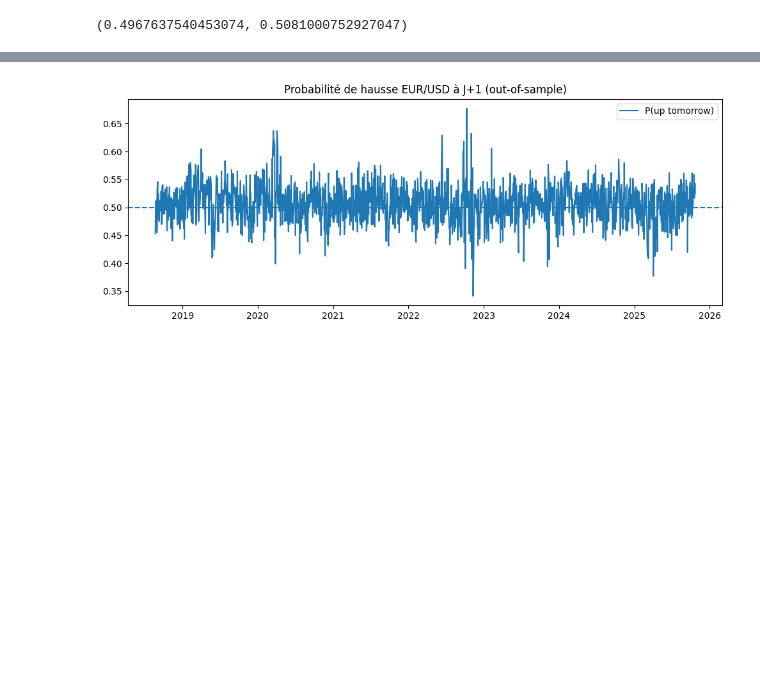
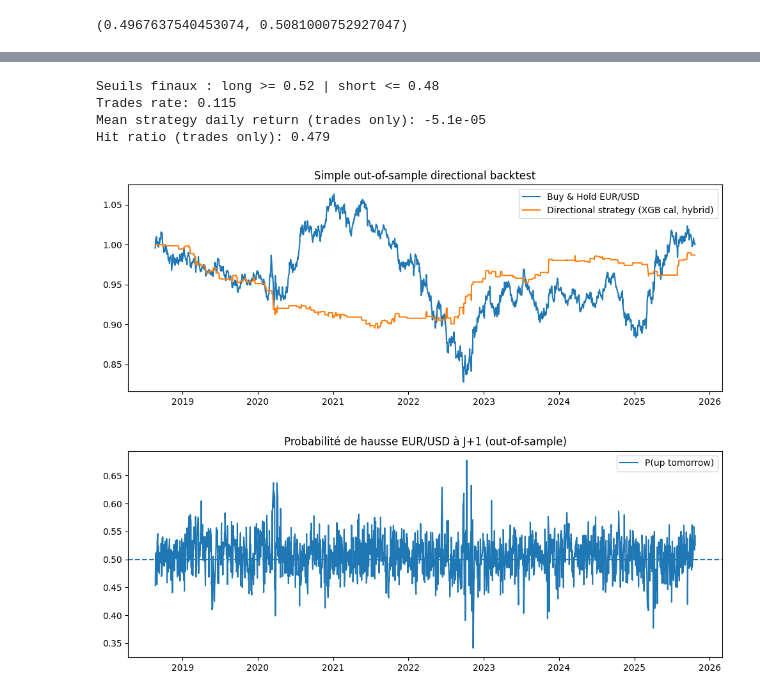
Before and after one commit to martou12/projet-ml-, a Jupyter notebook: notebooks/03_advanced_models.ipynb, the cells around one changed output, grey strips where cells are left out. Cells and saved outputs as stored; diff of their text form; code cells hidden in the pictures; blank space fills up the shorter version.

```diff
--- a/notebooks/03_advanced_models.ipynb
+++ b/notebooks/03_advanced_models.ipynb
@@ -186,3 +263,61 @@ weighted avg      0.496     0.497     0.493      1854
+# %%
+# ===== Backtest directionnel simple (amélioré) =====
+
+cut = int(len(df_feat) * 0.8)
+df_test = df_feat.iloc[cut:].copy().reset_index(drop=True)
+
+df_test["proba_up_cal"] = proba_xgb_cal
+
+# retour du lendemain
+if "close_tomorrow" in df_test.columns:
+    df_test["ret_next"] = df_test["close_tomorrow"] / df_test["close"] - 1
+else:
+    df_test["ret_next"] = df_test["close"].shift(-1) / df_test["close"] - 1
+
+# --- seuils quantiles ---
+q_high = df_test["proba_up_cal"].quantile(0.8)
+q_low  = df_test["proba_up_cal"].quantile(0.2)
+
+# --- garde-fou absolu ---
+# on évite de long si la proba est clairement sous 0.5
+# et on évite de short si la proba est clairement au-dessus
+th_long = max(q_high, 0.52)
+th_short = min(q_low, 0.48)
+
+df_test["position"] = 0
+df_test.loc[df_test["proba_up_cal"] >= th_long, "position"] = 1
+df_test.loc[df_test["proba_up_cal"] <= th_short, "position"] = -1
+
+df_test["strategy_ret"] = df_test["position"] * df_test["ret_next"]
+df_test = df_test.dropna(subset=["strategy_ret", "ret_next"])
+
+traded = df_test[df_test["position"] != 0].copy()
+
+print("Seuils finaux : long >=", round(th_long, 3), "| short <=", round(th_short, 3))
+print("Trades rate:", round((df_test["position"] != 0).mean(), 3))
+
+if len(traded) > 0:
+    print("Mean strategy daily return (trades only):", round(traded["strategy_ret"].mean(), 6))
+    print("Hit ratio (trades only):", round((traded["strategy_ret"] > 0).mean(), 3))
+else:
+    print("Aucun trade avec ces seuils.")
+
+df_test["cum_market"] = (1 + df_test["ret_next"]).cumprod()
+df_test["cum_strategy"] = (1 + df_test["strategy_ret"]).cumprod()
+
+plt.figure(figsize=(10, 4))
+plt.plot(df_test["date"], df_test["cum_market"], label="Buy & Hold EUR/USD")
+plt.plot(df_test["date"], df_test["cum_strategy"], label="Directional strategy (XGB cal, hybrid)")
+plt.title("Simple out-of-sample directional backtest")
+plt.legend()
+plt.tight_layout()
+plt.show()
+# %% [output]
+Seuils finaux : long >= 0.52 | short <= 0.48
+Trades rate: 0.115
+Mean strategy daily return (trades only): -5.1e-05
+Hit ratio (trades only): 0.479
+[figure, added]
 # %%
 best_model = ensemble
 proba = best_model.predict_proba(X_test)[:, 1]
```
Also changed, not shown: parts of 6 cells of this notebook, 4 other files.
